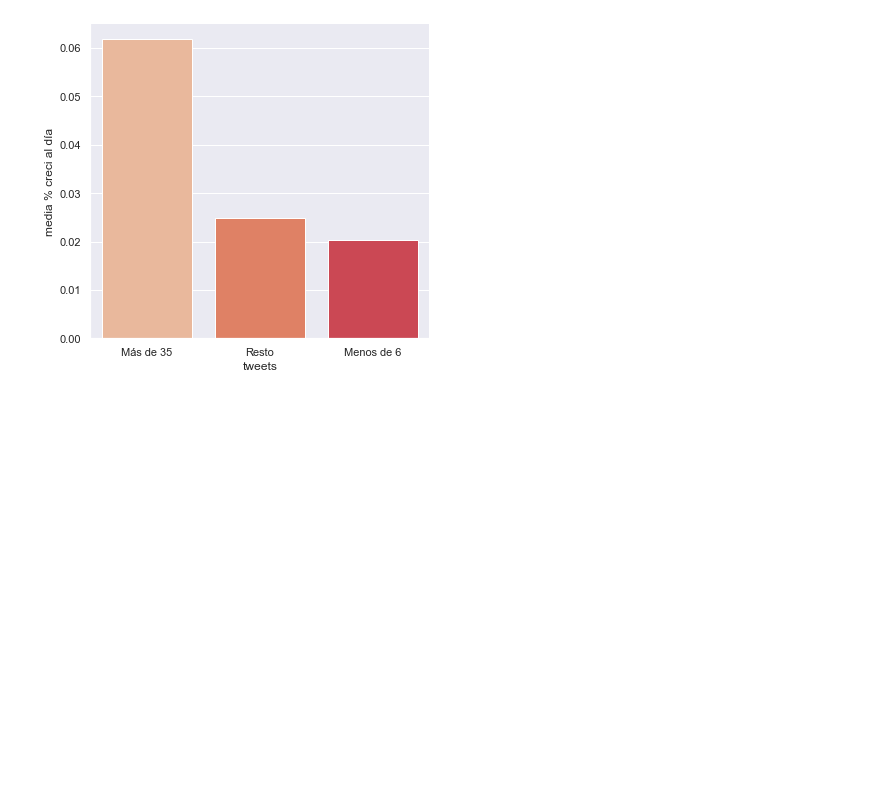
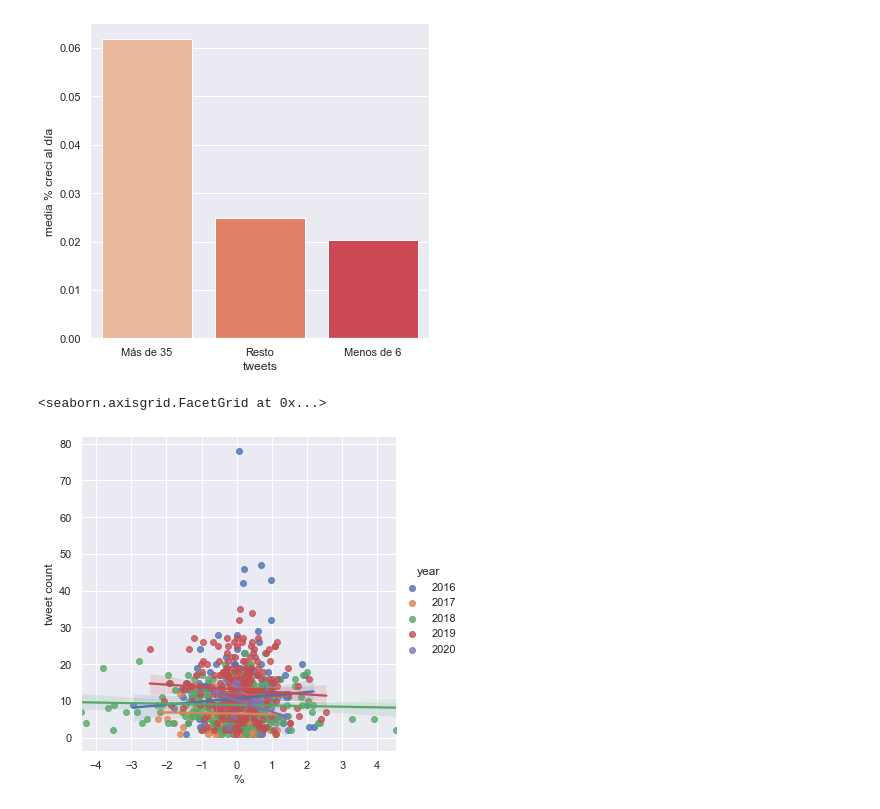
Before and after one commit to amorenorp/Trump_tweets_Analysis_WebScrapping, a Jupyter notebook: Final_Trump_gráficos.ipynb, the cells around one changed output. Saved outputs shown, nothing was run; the diff lists cells and outputs as text; code cells hidden in the pictures; blank space fills up the shorter version.

```diff
--- a/Final_Trump_gráficos.ipynb
+++ b/Final_Trump_gráficos.ipynb
@@ -11,7 +11,7 @@ warnings.filterwarnings("ignore")
 
 ### Realizamos los últimos ajustes de limpieza
 # %%
-data = pd.read_csv("output/tabla_final.csv")
+data = pd.read_csv("data/tabla_final.csv")
 # %%
 df = pd.DataFrame(data)
 # %%
@@ -103,3 +103,10 @@ fig1.savefig('output/grafico1.png')
 fig3.savefig('output/grafico3.png')
 #fig4.savefig('output/grafico4.png')
 fig5.savefig('output/grafico5.png')
+# %%
+sns.lmplot(
+    data=df2,
+    x="%", y="tweet count", hue = "year")
+# %% [output]
+<seaborn.axisgrid.FacetGrid at 0x...>
+[figure, added]
```
Also changed, not shown: 5 other files.
